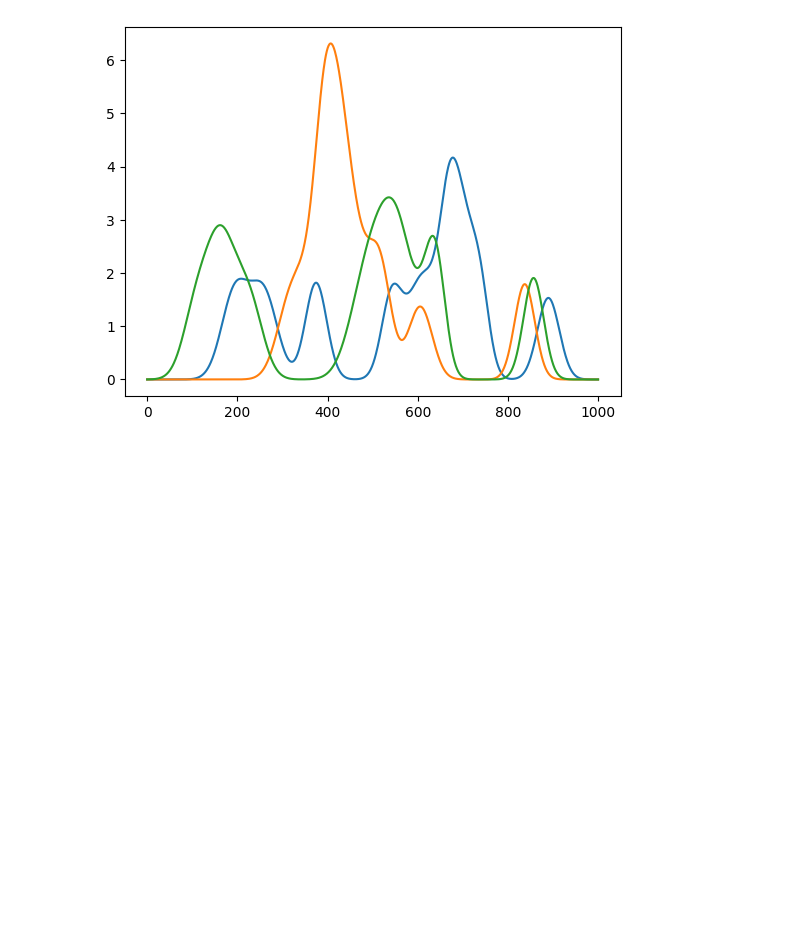
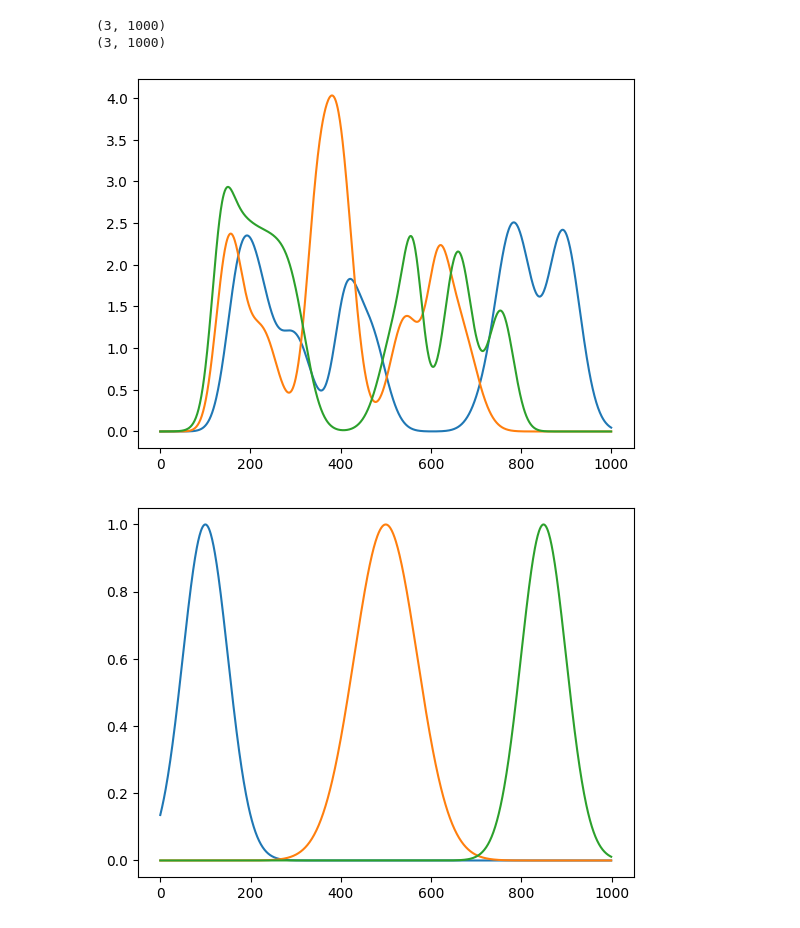
Before and after one commit to phzwart/torchmcr, a Jupyter notebook: notebooks/basic_usage.ipynb, the cells around one changed output. Drawn from its saved outputs; the diff is of its cells as text; code cells hidden in the pictures; blank space fills up the shorter version.

```diff
--- a/notebooks/basic_usage.ipynb
+++ b/notebooks/basic_usage.ipynb
@@ -15,18 +18,29 @@ import torch.nn.functional as F
 from torch import nn
 # %%
 waves, data = generate_spectra(3, 10, amplitude_limits=[1,2], variance_limits=[20,40])
+print(data.shape)
+norma = np.sum(data, axis=-1)
+data = 1000*data/norma[:,None]
+print(data.shape)
 times = np.linspace(0,1,1000)
 weights = np.vstack( [np.exp(-(times-0.1)**2/(2.0*0.05**2)),
                       np.exp(-(times-0.5)**2/(2.0*0.07**2)),
-                      np.exp(-(times-0.71)**2/(2.0*0.01**2)),
+                      np.exp(-(times-0.85)**2/(2.0*0.05**2)),
                      ]
                    ).T
+# %% [output]
+(3, 1000)
+(3, 1000)
 # %%
 for s in data:
     plt.plot(waves, s)
 plt.show()
+for tmp in weights.T:
+    plt.plot(tmp)
+plt.show()
 # %% [output]
-[figure, old version]
+[figure, new version]
+[figure, added]
 # %%
 data = torch.Tensor(data)
 weights = torch.Tensor(weights)
```
Also changed, not shown: parts of 12 cells of this notebook.
